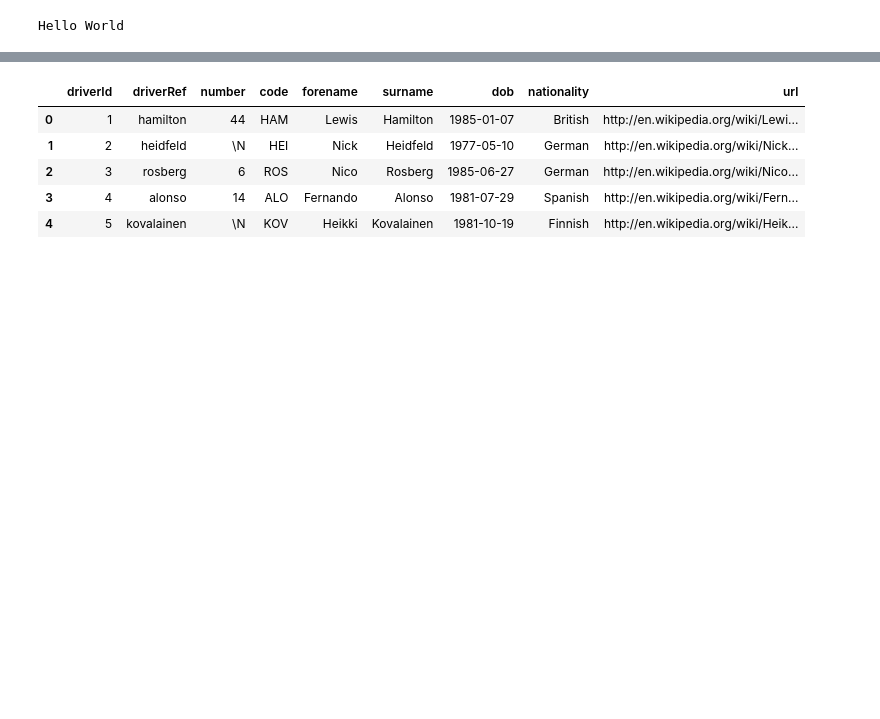
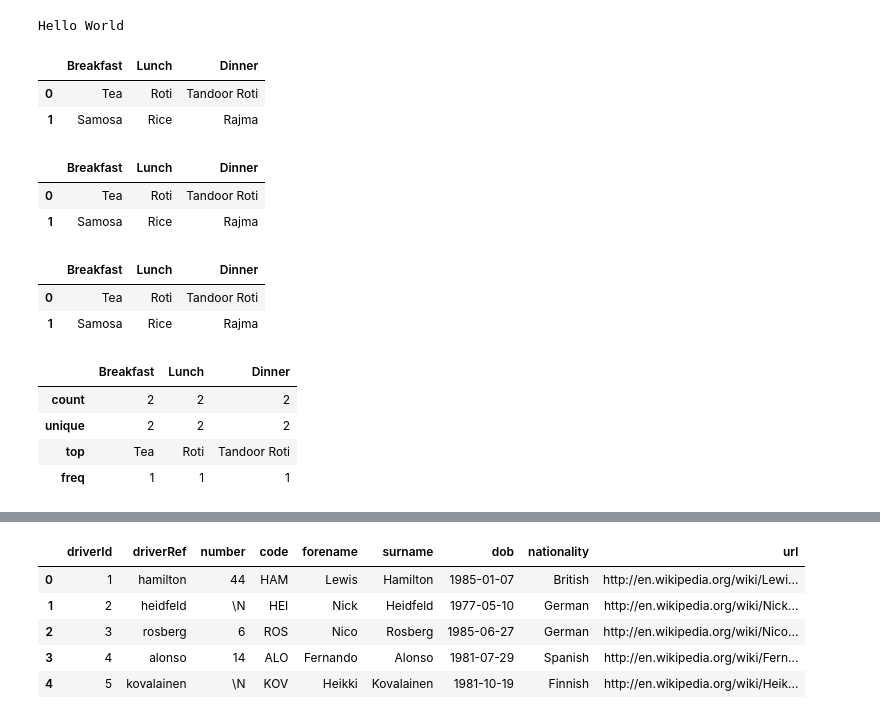
Before and after one commit to rajeshnaik22/data_science, a Jupyter notebook: first.ipynb, the cells around one changed output, grey strips where cells are left out. Drawn from its saved outputs; the diff is of its cells as text; code cells hidden in the pictures; blank space fills up the shorter version.

```diff
--- a/first.ipynb
+++ b/first.ipynb
@@ -4,0 +8,41 @@ Hello World
+# %%
+series = pd.Series([1,2,89])
+series
+
+# DataFrame as two dimensional table structures
+
+menu = {
+    "Breakfast": ["Tea", "Samosa"],
+    "Lunch": ["Roti", "Rice"],
+    "Dinner": ["Tandoor Roti","Rajma"]
+}
+
+dataframe = pd.DataFrame(menu)
+dataframe
+# %% [output]
+|  | Breakfast | Lunch | Dinner |
+| 0 | Tea | Roti | Tandoor Roti |
+| 1 | Samosa | Rice | Rajma |
+# %%
+# Viewing data
+
+dataframe.head() #returns top n rows, n default value 5
+# %% [output]
+|  | Breakfast | Lunch | Dinner |
+| 0 | Tea | Roti | Tandoor Roti |
+| 1 | Samosa | Rice | Rajma |
+# %%
+
+dataframe.tail()
+# %% [output]
+|  | Breakfast | Lunch | Dinner |
+| 0 | Tea | Roti | Tandoor Roti |
+| 1 | Samosa | Rice | Rajma |
+# %%
+dataframe.describe()
+# %% [output]
+|  | Breakfast | Lunch | Dinner |
+| count | 2 | 2 | 2 |
+| unique | 2 | 2 | 2 |
+| top | Tea | Roti | Tandoor Roti |
+| freq | 1 | 1 | 1 |
```
Also changed, not shown: parts of 9 cells of this notebook.
